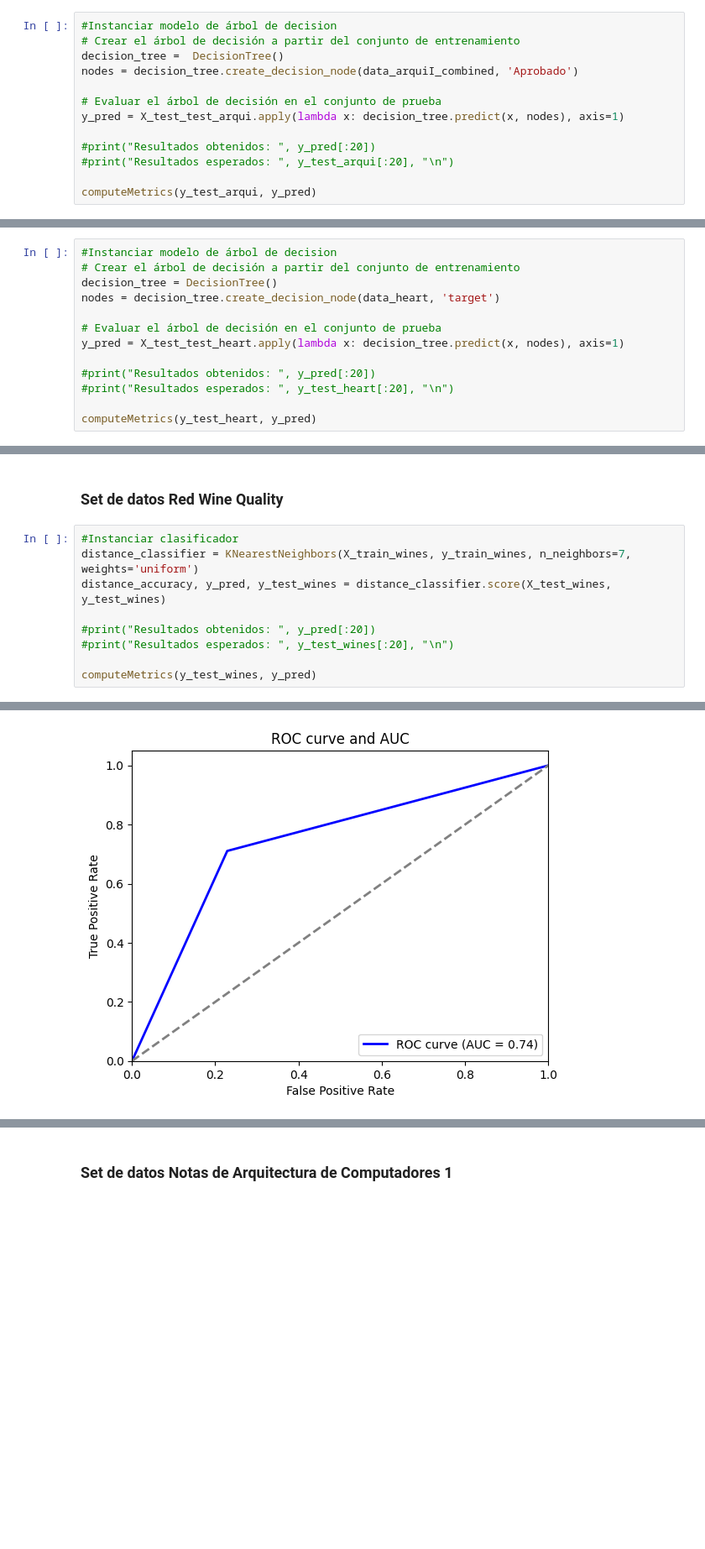
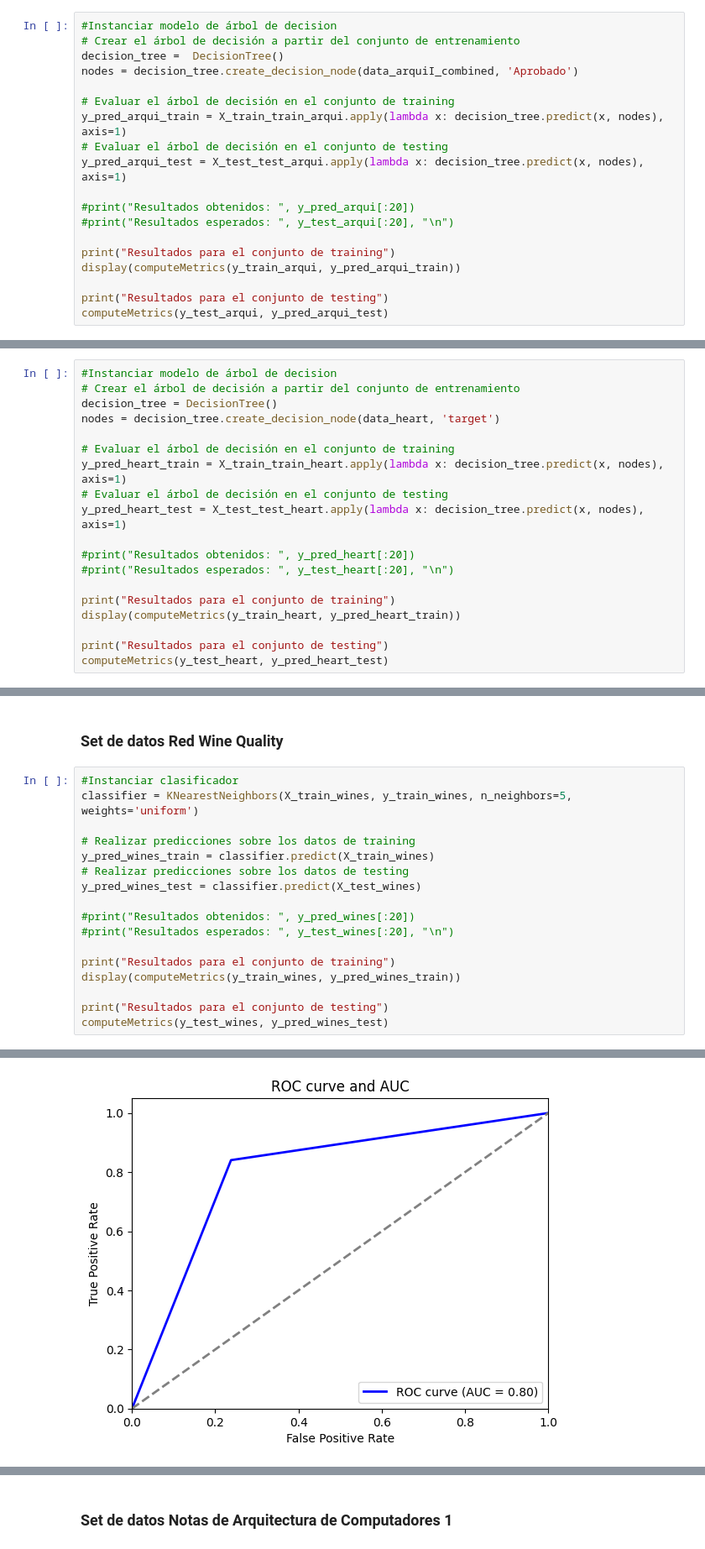
Before and after one commit to JulianCamacho/CE-5506-Reconocimiento-de-Patrones, a Jupyter notebook: Proyecto1/Proyecto1.ipynb, the cells around one changed output, grey strips where cells are left out. Shown at 84% size. Cells and saved outputs as stored; diff of their text form; blank space fills up the shorter version.

```diff
--- a/Proyecto1/Proyecto1.ipynb
+++ b/Proyecto1/Proyecto1.ipynb
@@ -439,11 +494,17 @@ computeMetrics(y_test_wines, y_pred)
 decision_tree =  DecisionTree()
 nodes = decision_tree.create_decision_node(data_arquiI_combined, 'Aprobado')
 
-# Evaluar el árbol de decisión en el conjunto de prueba
-y_pred = X_test_test_arqui.apply(lambda x: decision_tree.predict(x, nodes), axis=1)
+# Evaluar el árbol de decisión en el conjunto de training
+y_pred_arqui_train = X_train_train_arqui.apply(lambda x: decision_tree.predict(x, nodes), axis=1)
+# Evaluar el árbol de decisión en el conjunto de testing
+y_pred_arqui_test = X_test_test_arqui.apply(lambda x: decision_tree.predict(x, nodes), axis=1)
 
-#print("Resultados obtenidos: ", y_pred[:20])
+#print("Resultados obtenidos: ", y_pred_arqui[:20])
 #print("Resultados esperados: ", y_test_arqui[:20], "\n")
 
-computeMetrics(y_test_arqui, y_pred)
+print("Resultados para el conjunto de training")
+display(computeMetrics(y_train_arqui, y_pred_arqui_train))
+
+print("Resultados para el conjunto de testing")
+computeMetrics(y_test_arqui, y_pred_arqui_test)
 # %% [output]
@@ -458,11 +525,17 @@ computeMetrics(y_test_arqui, y_pred)
 decision_tree = DecisionTree()
 nodes = decision_tree.create_decision_node(data_heart, 'target')
 
-# Evaluar el árbol de decisión en el conjunto de prueba
-y_pred = X_test_test_heart.apply(lambda x: decision_tree.predict(x, nodes), axis=1)
+# Evaluar el árbol de decisión en el conjunto de training
+y_pred_heart_train = X_train_train_heart.apply(lambda x: decision_tree.predict(x, nodes), axis=1)
+# Evaluar el árbol de decisión en el conjunto de testing
+y_pred_heart_test = X_test_test_heart.apply(lambda x: decision_tree.predict(x, nodes), axis=1)
 
-#print("Resultados obtenidos: ", y_pred[:20])
+#print("Resultados obtenidos: ", y_pred_heart[:20])
 #print("Resultados esperados: ", y_test_heart[:20], "\n")
 
-computeMetrics(y_test_heart, y_pred)
+print("Resultados para el conjunto de training")
+display(computeMetrics(y_train_heart, y_pred_heart_train))
+
+print("Resultados para el conjunto de testing")
+computeMetrics(y_test_heart, y_pred_heart_test)
 # %% [output]
@@ -559,11 +638,19 @@ class KNearestNeighbors():
 ### Set de datos Red Wine Quality
 # %%
 #Instanciar clasificador
-distance_classifier = KNearestNeighbors(X_train_wines, y_train_wines, n_neighbors=7, weights='uniform')
-distance_accuracy, y_pred, y_test_wines = distance_classifier.score(X_test_wines, y_test_wines)
+classifier = KNearestNeighbors(X_train_wines, y_train_wines, n_neighbors=5, weights='uniform')
 
-#print("Resultados obtenidos: ", y_pred[:20])
+# Realizar predicciones sobre los datos de training
+y_pred_wines_train = classifier.predict(X_train_wines)
+# Realizar predicciones sobre los datos de testing
+y_pred_wines_test = classifier.predict(X_test_wines)
+
+#print("Resultados obtenidos: ", y_pred_wines[:20])
 #print("Resultados esperados: ", y_test_wines[:20], "\n")
 
-computeMetrics(y_test_wines, y_pred)
+print("Resultados para el conjunto de training")
+display(computeMetrics(y_train_wines, y_pred_wines_train))
+
+print("Resultados para el conjunto de testing")
+computeMetrics(y_test_wines, y_pred_wines_test)
 # %% [output]
@@ -572 +660 @@ computeMetrics(y_test_wines, y_pred)
-[figure, old version]
+[figure, new version]
```
Also changed, not shown: parts of 19 cells of this notebook.
